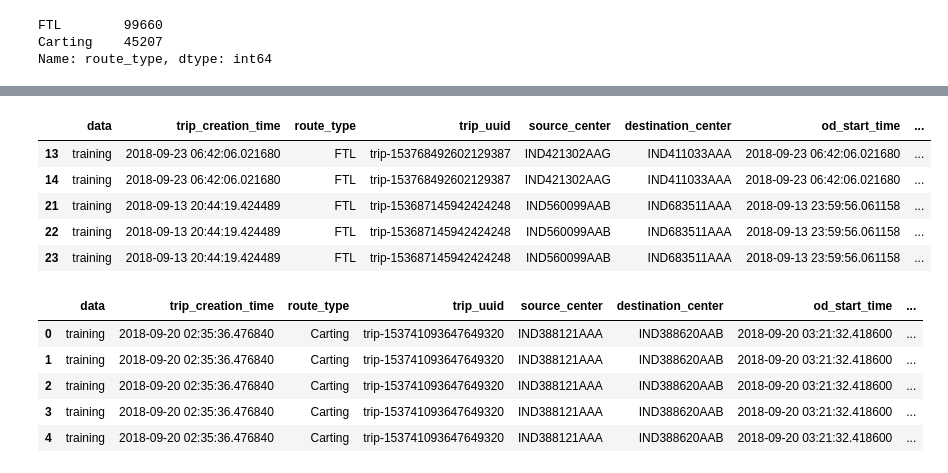
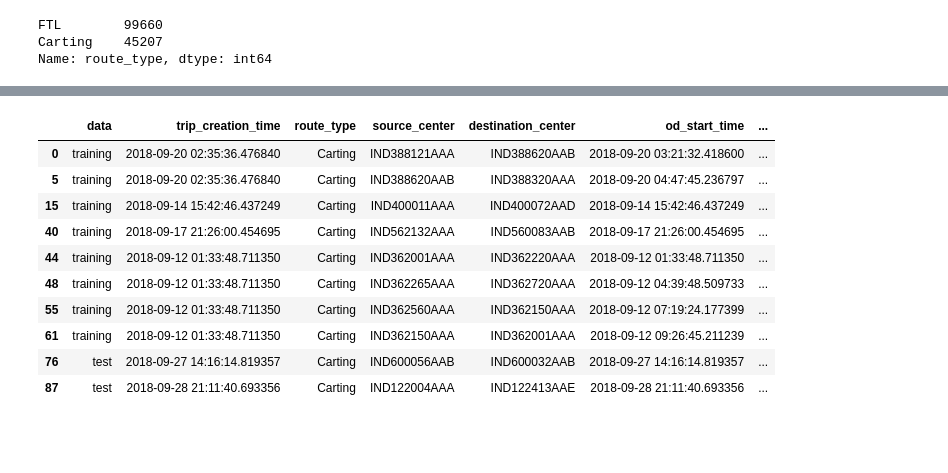
Before and after one commit to nikhilbansal23/DeliveryMarketModelling, a Jupyter notebook: Delivery_Market_Modelling.ipynb, the cells around one changed output, grey strips where cells are left out. Drawn from its saved outputs; the diff is of its cells as text; code cells hidden in the pictures; blank space fills up the shorter version.

```diff
--- a/Delivery_Market_Modelling.ipynb
+++ b/Delivery_Market_Modelling.ipynb
@@ -97,2 +94,0 @@ df['order_delivery_time_difference'] = df['od_end_time'] - df['od_start_time']
-# %%
-df['order_cutoff_delivery_time_difference'] = (df['cutoff_timestamp'] - df['od_end_time']).abs()
@@ -109,0 +95,12 @@ res[['cutoff_timestamp','od_end_time','order_cutoff_delivery_time_difference']].
+# %%
+#hours difference between between trip creation and order start
+df['delay_creation_start_hrs_diff'] = (df['od_start_time'] - df['trip_creation_time']).dt.total_seconds() / 3600
+df['delay_creation_start_hrs_diff'] = df['delay_creation_start_hrs_diff'].round().astype(int)
+# %%
+#hours difference between cut-off and delivery time
+df['delay_cutoff_delivery_hrs_diff'] = (df['cutoff_timestamp'] - df['od_end_time']).dt.total_seconds() / 3600
+df['delay_cutoff_delivery_hrs_diff'] = df['delay_cutoff_delivery_hrs_diff'].round().astype(int)
+# %%
+# actualy delay in hours
+df['delivery_hrs'] = (df['od_end_time'] - df['od_start_time']).dt.total_seconds() / 3600
+df['delivery_hrs'] = df['delivery_hrs'].round().astype(int)
@@ -110,19 +140,15 @@ res[['cutoff_timestamp','od_end_time','order_cutoff_delivery_time_difference']].
 # %%
-filtered_df = df[df['order_cutoff_delivery_time_difference'] > pd.Timedelta(hours=2)]
-filtered_df.head(5)
+filtered_df = df[df['cutoff_factor'] < 10]
+filtered_df.head(10)
 # %% [output]
-|  | data | trip_creation_time | route_type | trip_uuid | source_center | destination_center | od_start_time | ... |
-| 13 | training | 2018-09-23 06:42:06.021680 | FTL | trip-153768492602129387 | IND421302AAG | IND411033AAA | 2018-09-23 06:42:06.021680 | ... |
-| 14 | training | 2018-09-23 06:42:06.021680 | FTL | trip-153768492602129387 | IND421302AAG | IND411033AAA | 2018-09-23 06:42:06.021680 | ... |
-| 21 | training | 2018-09-13 20:44:19.424489 | FTL | trip-153687145942424248 | IND560099AAB | IND683511AAA | 2018-09-13 23:59:56.061158 | ... |
-| 22 | training | 2018-09-13 20:44:19.424489 | FTL | trip-153687145942424248 | IND560099AAB | IND683511AAA | 2018-09-13 23:59:56.061158 | ... |
-| 23 | training | 2018-09-13 20:44:19.424489 | FTL | trip-153687145942424248 | IND560099AAB | IND683511AAA | 2018-09-13 23:59:56.061158 | ... |
+|  | data | trip_creation_time | route_type | source_center | destination_center | od_start_time | ... |
+| 0 | training | 2018-09-20 02:35:36.476840 | Carting | IND388121AAA | IND388620AAB | 2018-09-20 03:21:32.418600 | ... |
+| 5 | training | 2018-09-20 02:35:36.476840 | Carting | IND388620AAB | IND388320AAA | 2018-09-20 04:47:45.236797 | ... |
+| 15 | training | 2018-09-14 15:42:46.437249 | Carting | IND400011AAA | IND400072AAD | 2018-09-14 15:42:46.437249 | ... |
+| 40 | training | 2018-09-17 21:26:00.454695 | Carting | IND562132AAA | IND560083AAB | 2018-09-17 21:26:00.454695 | ... |
+| 44 | training | 2018-09-12 01:33:48.711350 | Carting | IND362001AAA | IND362220AAA | 2018-09-12 01:33:48.711350 | ... |
+| 48 | training | 2018-09-12 01:33:48.711350 | Carting | IND362265AAA | IND362720AAA | 2018-09-12 04:39:48.509733 | ... |
+| 55 | training | 2018-09-12 01:33:48.711350 | Carting | IND362560AAA | IND362150AAA | 2018-09-12 07:19:24.177399 | ... |
+| 61 | training | 2018-09-12 01:33:48.711350 | Carting | IND362150AAA | IND362001AAA | 2018-09-12 09:26:45.211239 | ... |
+| 76 | test | 2018-09-27 14:16:14.819357 | Carting | IND600056AAB | IND600032AAB | 2018-09-27 14:16:14.819357 | ... |
+| 87 | test | 2018-09-28 21:11:40.693356 | Carting | IND122004AAA | IND122413AAE | 2018-09-28 21:11:40.693356 | ... |
-# %%
-df.head(5)
-# %% [output]
-|  | data | trip_creation_time | route_type | trip_uuid | source_center | destination_center | od_start_time | ... |
-| 0 | training | 2018-09-20 02:35:36.476840 | Carting | trip-153741093647649320 | IND388121AAA | IND388620AAB | 2018-09-20 03:21:32.418600 | ... |
-| 1 | training | 2018-09-20 02:35:36.476840 | Carting | trip-153741093647649320 | IND388121AAA | IND388620AAB | 2018-09-20 03:21:32.418600 | ... |
-| 2 | training | 2018-09-20 02:35:36.476840 | Carting | trip-153741093647649320 | IND388121AAA | IND388620AAB | 2018-09-20 03:21:32.418600 | ... |
-| 3 | training | 2018-09-20 02:35:36.476840 | Carting | trip-153741093647649320 | IND388121AAA | IND388620AAB | 2018-09-20 03:21:32.418600 | ... |
-| 4 | training | 2018-09-20 02:35:36.476840 | Carting | trip-153741093647649320 | IND388121AAA | IND388620AAB | 2018-09-20 03:21:32.418600 | ... |
```
Also changed, not shown: parts of 10 cells of this notebook.
